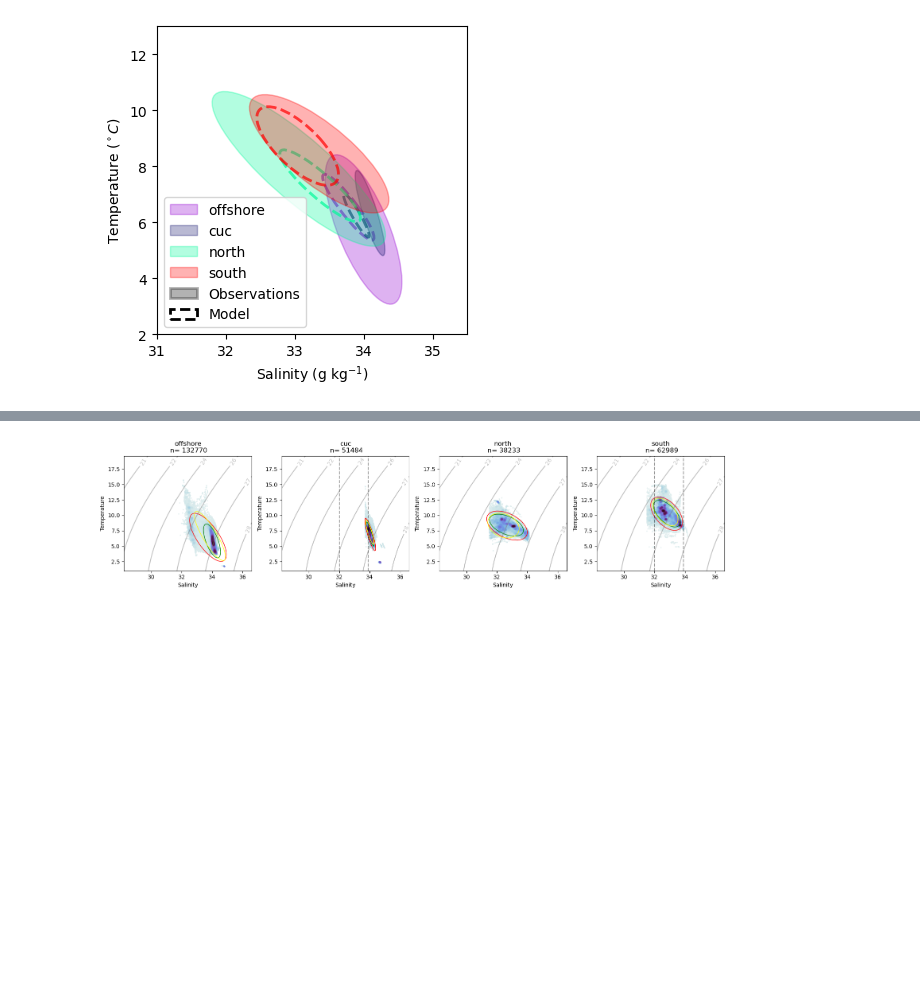
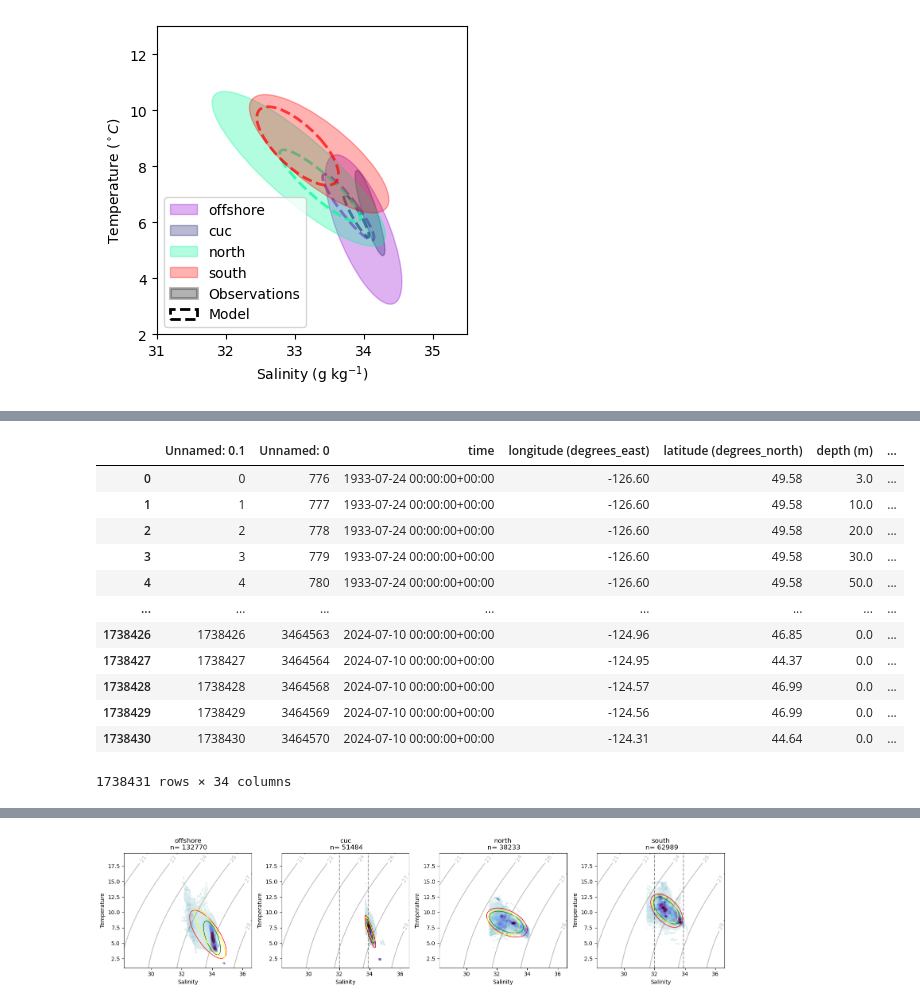
Before and after one commit to UBC-MOAD/analysis-becca, a Jupyter notebook: LiveOcean/tracers/wm_properties.ipynb, the cells around one changed output, grey strips where cells are left out. Cells and saved outputs as stored; diff of their text form; code cells hidden in the pictures; blank space fills up the shorter version.

```diff
--- a/LiveOcean/tracers/wm_properties.ipynb
+++ b/LiveOcean/tracers/wm_properties.ipynb
@@ -489,0 +490,16 @@ plt.tight_layout()
+# %%
+obs
+# %% [output]
+|  | Unnamed: 0.1 | Unnamed: 0 | time | longitude (degrees_east) | latitude (degrees_north) | depth (m) | ... |
+| 0 | 0 | 776 | 1933-07-24 00:00:00+00:00 | -126.60 | 49.58 | 3.0 | ... |
+| 1 | 1 | 777 | 1933-07-24 00:00:00+00:00 | -126.60 | 49.58 | 10.0 | ... |
+| 2 | 2 | 778 | 1933-07-24 00:00:00+00:00 | -126.60 | 49.58 | 20.0 | ... |
+| 3 | 3 | 779 | 1933-07-24 00:00:00+00:00 | -126.60 | 49.58 | 30.0 | ... |
+| 4 | 4 | 780 | 1933-07-24 00:00:00+00:00 | -126.60 | 49.58 | 50.0 | ... |
+| ... | ... | ... | ... | ... | ... | ... | ... |
+| 1738426 | 1738426 | 3464563 | 2024-07-10 00:00:00+00:00 | -124.96 | 46.85 | 0.0 | ... |
+| 1738427 | 1738427 | 3464564 | 2024-07-10 00:00:00+00:00 | -124.95 | 44.37 | 0.0 | ... |
+| 1738428 | 1738428 | 3464568 | 2024-07-10 00:00:00+00:00 | -124.57 | 46.99 | 0.0 | ... |
+| 1738429 | 1738429 | 3464569 | 2024-07-10 00:00:00+00:00 | -124.56 | 46.99 | 0.0 | ... |
+| 1738430 | 1738430 | 3464570 | 2024-07-10 00:00:00+00:00 | -124.31 | 44.64 | 0.0 | ... |
+1738431 rows × 34 columns
```
Also changed, not shown: parts of 4 cells of this notebook, 2 other files.
